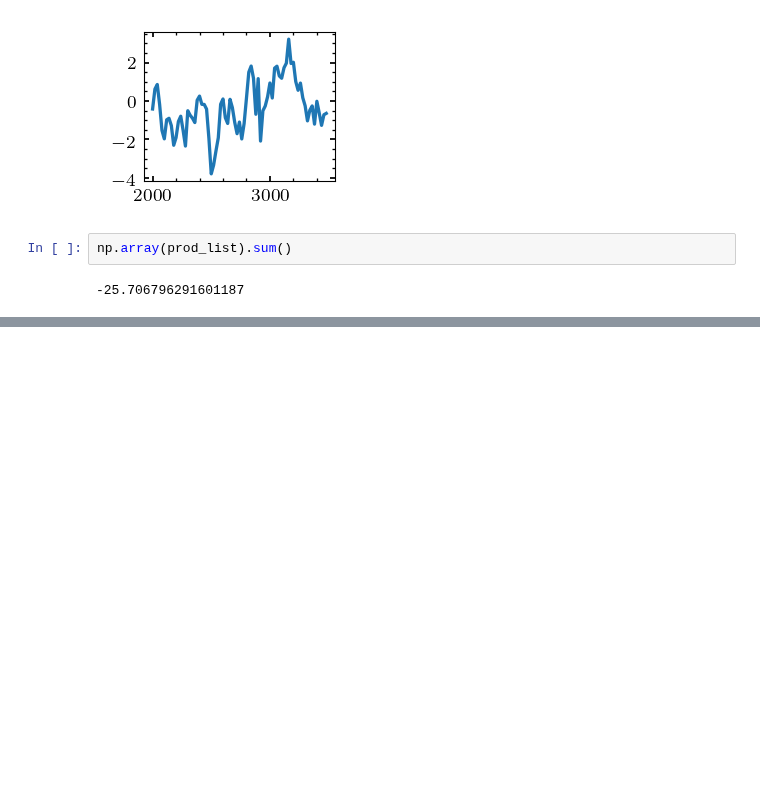
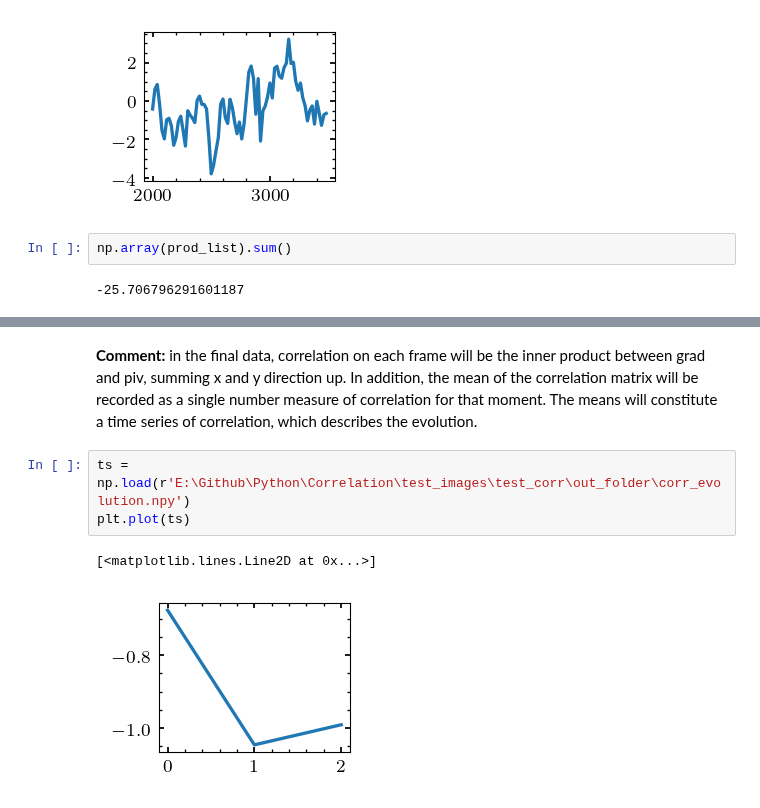
Before and after one commit to ZLoverty/Python, a Jupyter notebook: Correlation/src/fig-4_fields-7.ipynb, the cells around one changed output, grey strips where cells are left out. Saved outputs shown, nothing was run; the diff lists cells and outputs as text; blank space fills up the shorter version.

```diff
--- a/Correlation/src/fig-4_fields-7.ipynb
+++ b/Correlation/src/fig-4_fields-7.ipynb
@@ -86,0 +214,8 @@ np.array(prod_list).sum()
+# %% [markdown]
+**Comment:** in the final data, correlation on each frame will be the inner product between grad and piv, summing x and y direction up. In addition, the mean of the correlation matrix will be recorded as a single number measure of correlation for that moment. The means will constitute a time series of correlation, which describes the evolution.
+# %%
+ts = np.load(r'E:\Github\Python\Correlation\test_images\test_corr\out_folder\corr_evolution.npy')
+plt.plot(ts)
+# %% [output]
+[<matplotlib.lines.Line2D at 0x...>]
+[figure, added]
```
Also changed, not shown: parts of 16 cells of this notebook, 22 other files.
